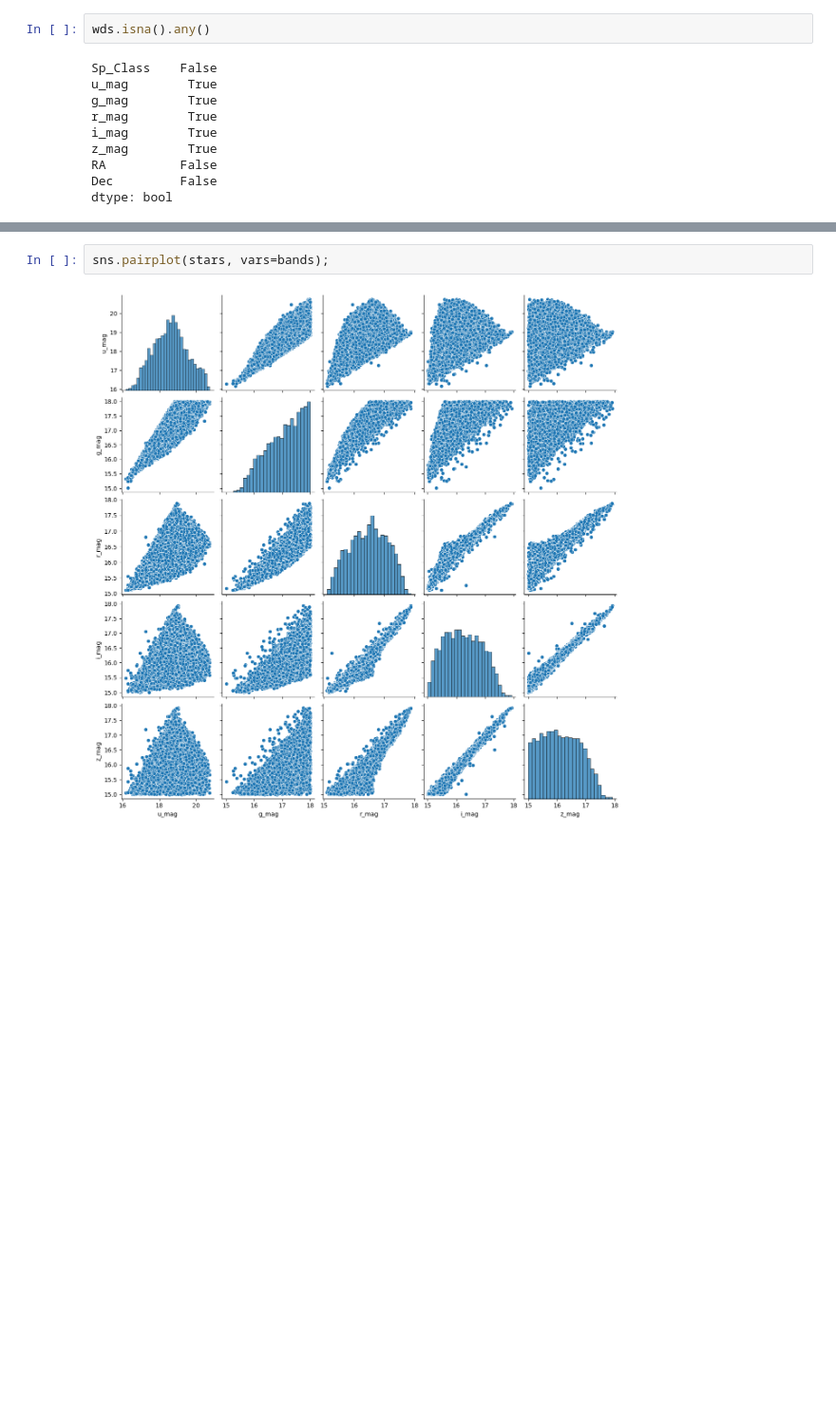
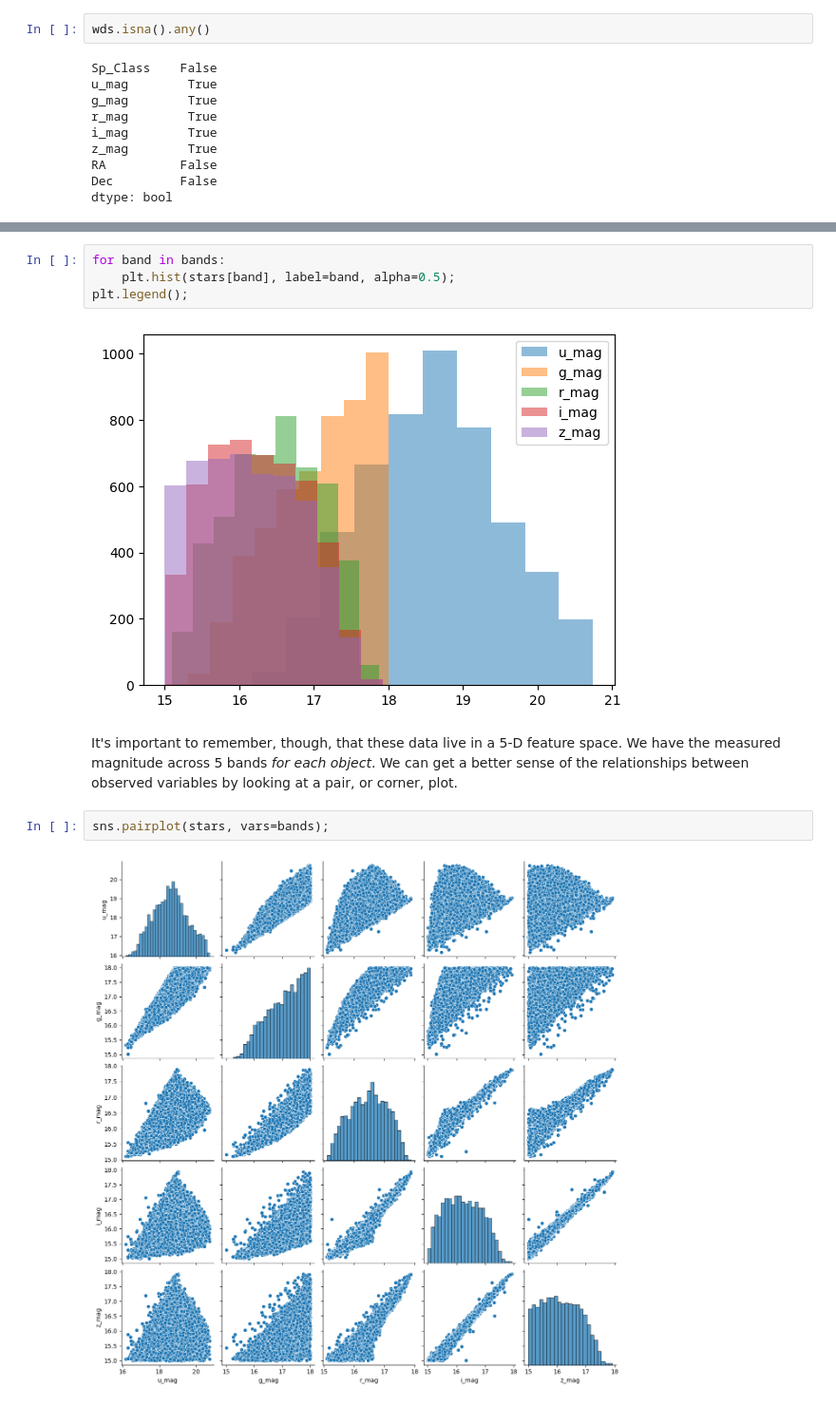
Before and after one commit to uo-phys/comp-phys-26, a Jupyter notebook: notebooks/Logistic Regression w SDSS.ipynb, the cells around one changed output, grey strips where cells are left out. Shown at 95% size. Drawn from its saved outputs; the diff is of its cells as text; blank space fills up the shorter version.

```diff
--- a/notebooks/Logistic Regression w SDSS.ipynb
+++ b/notebooks/Logistic Regression w SDSS.ipynb
@@ -108,4 +185,12 @@ qsos
 5000 rows × 15 columns
+# %%
+for band in bands:
+    plt.hist(stars[band], label=band, alpha=0.5);
+plt.legend();
+# %% [output]
+[figure, added]
+# %% [markdown]
+It's important to remember, though, that these data live in a 5-D feature space.  We have the measured magnitude across 5 bands _for each object_.  We can get a better sense of the relationships between observed variables by looking at a pair, or corner, plot.
 # %%
 sns.pairplot(stars, vars=bands);
 # %% [output]
```
Also changed, not shown: parts of 32 cells of this notebook.
